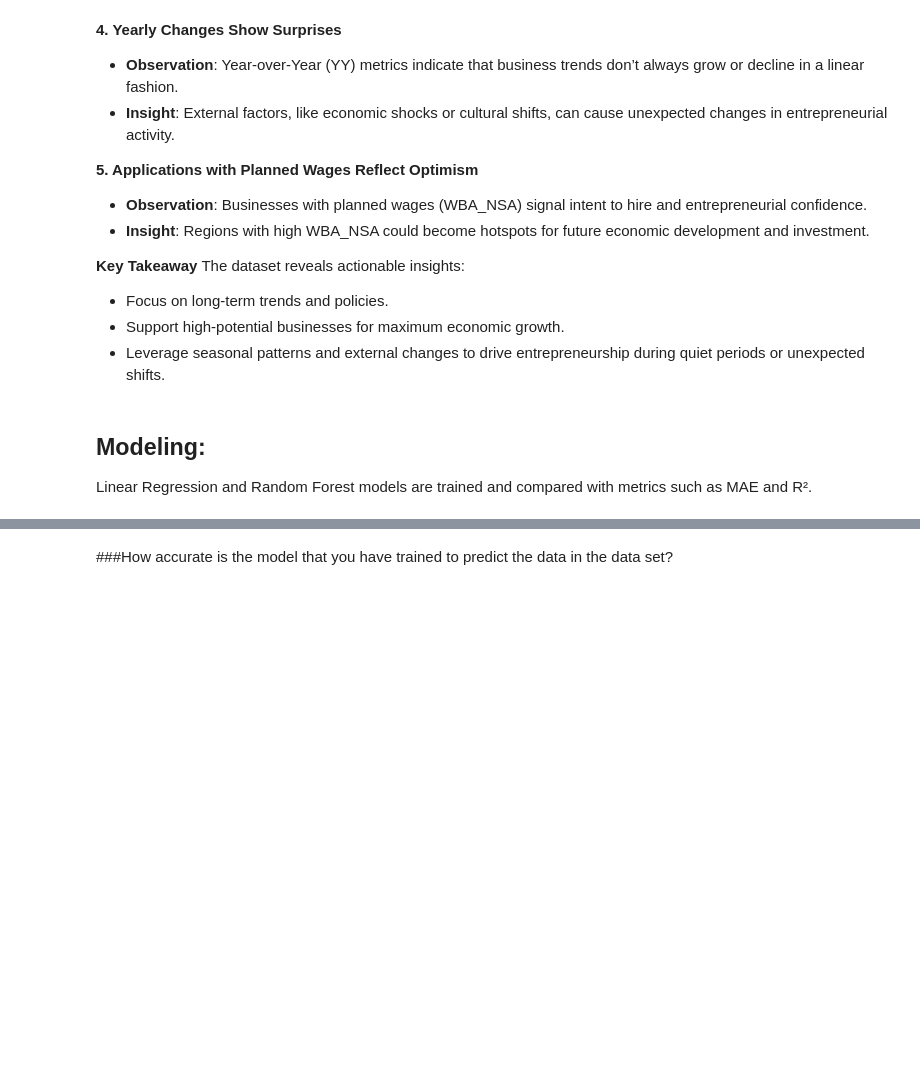
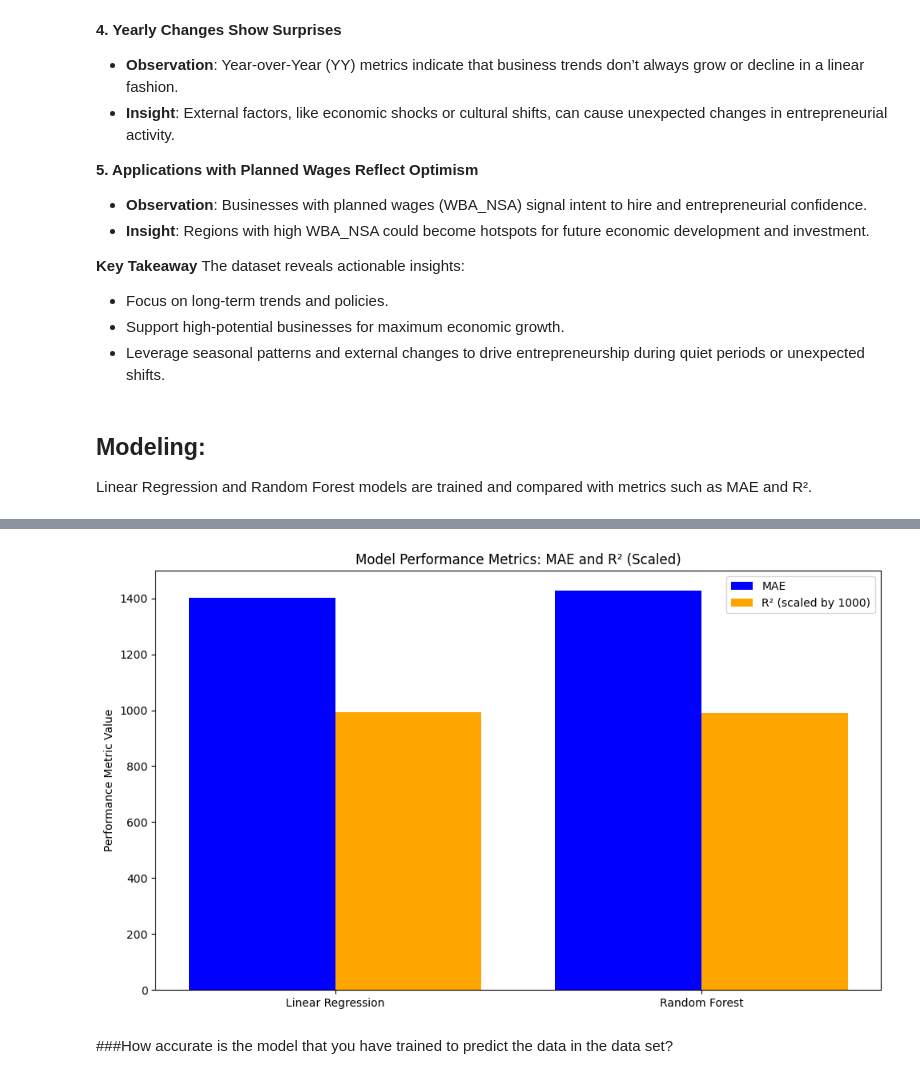
Before and after one commit to michellechen202212/udacity-datascience, a Jupyter notebook: blog_post.ipynb, the cells around one changed output, grey strips where cells are left out. Saved outputs shown, nothing was run; the diff lists cells and outputs as text; code cells hidden in the pictures; blank space fills up the shorter version.

```diff
--- a/blog_post.ipynb
+++ b/blog_post.ipynb
@@ -376,3 +270,90 @@ The dataset reveals actionable insights:
 # %% [markdown]
 ## Modeling:
 Linear Regression and Random Forest models are trained and compared with metrics such as MAE and R².
+# %%
+from sklearn.model_selection import train_test_split
+from sklearn.ensemble import RandomForestRegressor
+from sklearn.linear_model import LinearRegression
+from sklearn.metrics import mean_absolute_error, r2_score, mean_squared_error
+import matplotlib.pyplot as plt
+import numpy as np
+
+def train_and_evaluate_models(X_train, X_test, y_train, y_test):
+    """
+    Trains and evaluates both Random Forest and Linear Regression models.
+    """
+    metrics = {}
+    models = {}
+
+    # Train Random Forest
+    rf_model = RandomForestRegressor(random_state=42, n_estimators=100)
+    rf_model.fit(X_train, y_train)
+    y_pred_rf = rf_model.predict(X_test)
+    metrics['Random Forest'] = {
+        'MAE': mean_absolute_error(y_test, y_pred_rf),
+        'R2': r2_score(y_test, y_pred_rf),
+    }
+    models['Random Forest'] = rf_model
+
+    # Train Linear Regression
+    lr_model = LinearRegression()
+    lr_model.fit(X_train, y_train)
+    y_pred_lr = lr_model.predict(X_test)
+    metrics['Linear Regression'] = {
+        'MAE': mean_absolute_error(y_test, y_pred_lr),
+        'R2': r2_score(y_test, y_pred_lr),
+        'MSE': mean_squared_error(y_test, y_pred_lr),
+    }
+    models['Linear Regression'] = lr_model
+
+    return metrics, models
+
+def visualize_results(metrics, models):
+    """
+    Visualizes model performance metrics (MAE and R²) and prediction increases.
+
+    Args:
+    - metrics (dict): Performance metrics for models.
+    - models (list): Model names.
+
+    Returns:
+    - None
+    """
+    # Generate x positions for the models
+    x = np.arange(len(models))
+
+    # Extract MAE and R² values from the metrics
+    mae = [metrics[model]['MAE'] for model in models]
+    r2 = [metrics[model]['R2'] for model in models]
+
+    # Debugging: Ensure correct values are being extracted
+    print("MAE Values:", mae)
+    print("R² Values:", r2)
+
+    # Visualization: Model Performance Metrics (MAE and R²)
+    plt.figure(figsize=(10, 6))
+
+    # Bar plot for MAE
+    plt.bar(x - 0.2, mae, width=0.4, label='MAE', align='center', color='blue')
+
+    # Bar plot for R² (scaled for visibility)
+    plt.bar(x + 0.2, [val * 1000 for val in r2], width=0.4, label='R² (scaled by 1000)', align='center', color='orange')
+
+    # Add x-axis labels, title, and legend
+    plt.xticks(x, models)
+    plt.ylabel('Performance Metric Value')
+    plt.title('Model Performance Metrics: MAE and R² (Scaled)')
+    plt.legend()
+    plt.tight_layout()
+    plt.show()
+
+# Main workflow
+if __name__ == "__main__":
+    # Train and evaluate models
+    metrics, trained_models = train_and_evaluate_models(X_train, X_test, y_train, y_test)
+
+    print(metrics)
+
+    # Visualize the results
+    visualize_results(metrics, ['Linear Regression', 'Random Forest'])
+# %% [output]
@@ -379,3 +363,4 @@ Linear Regression and Random Forest models are trained and compared with metrics
+[figure, added]
 # %% [markdown]
 ###How accurate is the model that you have trained to predict the data in the data set?
 # %% [markdown]
```
Also changed, not shown: parts of 5 cells of this notebook.
